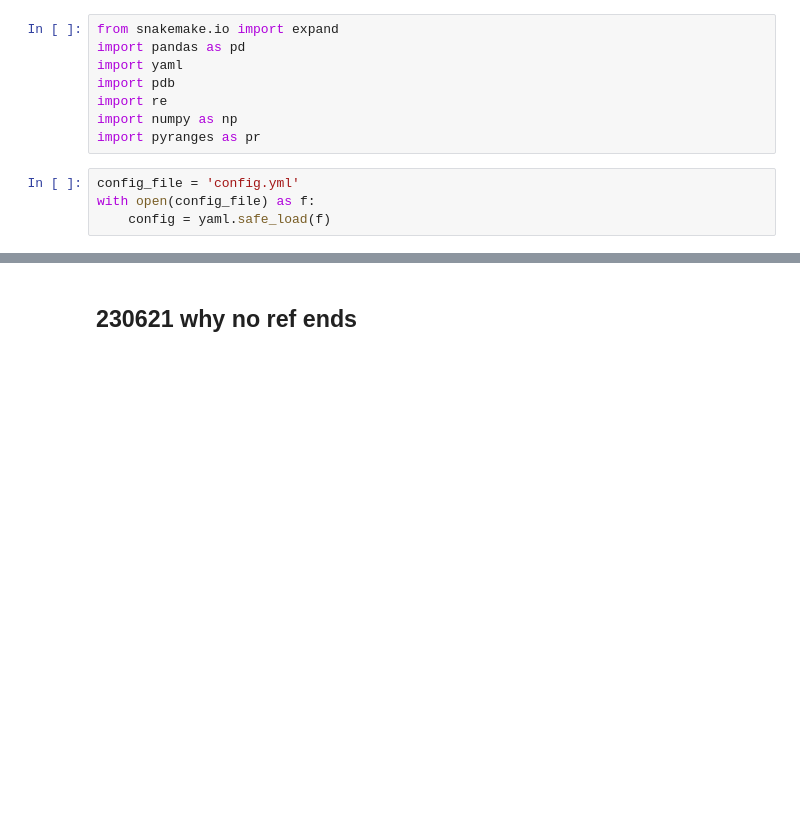
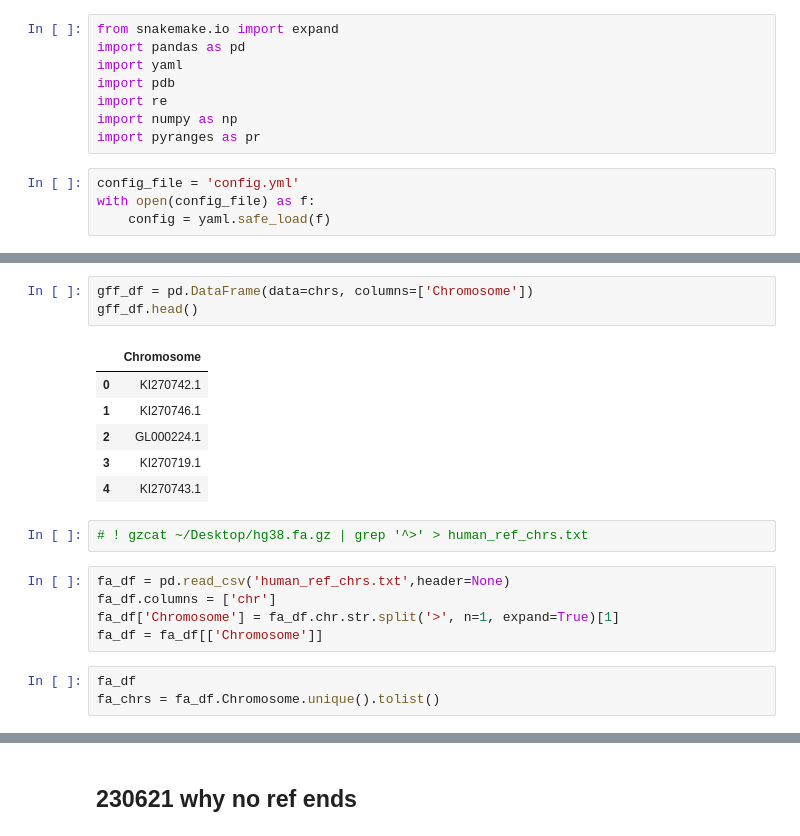
Before and after one commit to fairliereese/230526_gencode, a Jupyter notebook: dev.ipynb, the cells around one changed output, grey strips where cells are left out. Cells and saved outputs as stored; diff of their text form; blank space fills up the shorter version.

```diff
--- a/dev.ipynb
+++ b/dev.ipynb
@@ -12,0 +43,20 @@ with open(config_file) as f:
+# %%
+gff_df = pd.DataFrame(data=chrs, columns=['Chromosome'])
+gff_df.head()
+# %% [output]
+|  | Chromosome |
+| 0 | KI270742.1 |
+| 1 | KI270746.1 |
+| 2 | GL000224.1 |
+| 3 | KI270719.1 |
+| 4 | KI270743.1 |
+# %%
+# ! gzcat ~/Desktop/hg38.fa.gz | grep '^>' > human_ref_chrs.txt
+# %%
+fa_df = pd.read_csv('human_ref_chrs.txt',header=None)
+fa_df.columns = ['chr']
+fa_df['Chromosome'] = fa_df.chr.str.split('>', n=1, expand=True)[1]
+fa_df = fa_df[['Chromosome']]
+# %%
+fa_df
+fa_chrs = fa_df.Chromosome.unique().tolist()
```
Also changed, not shown: parts of 12 cells of this notebook, 1 other file.
